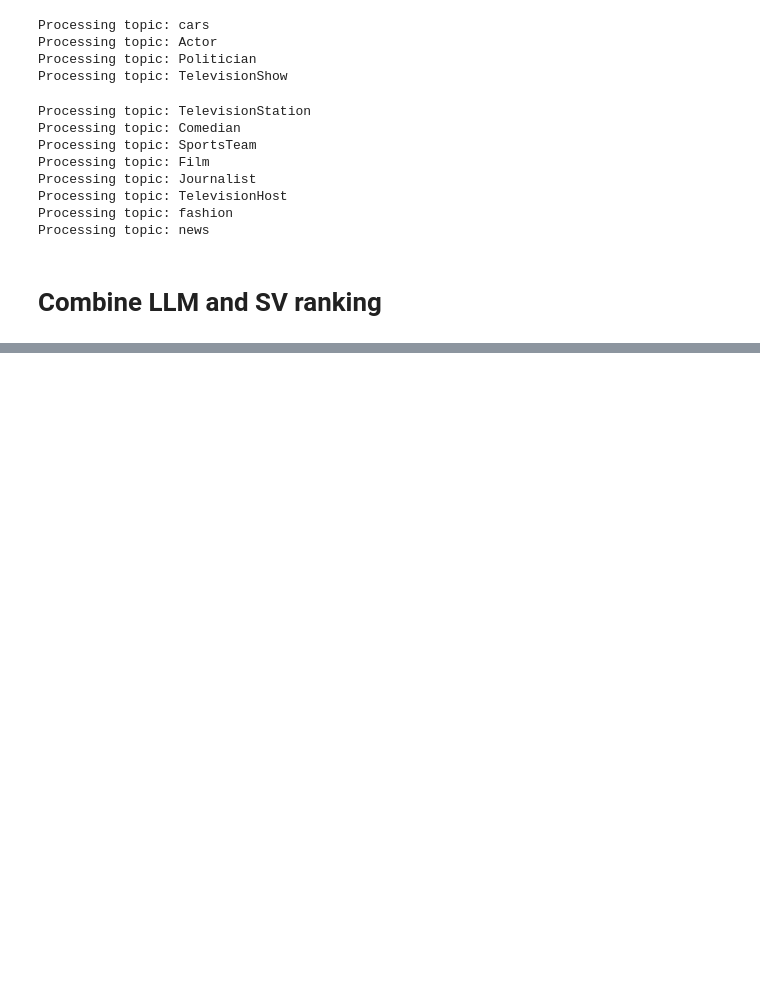
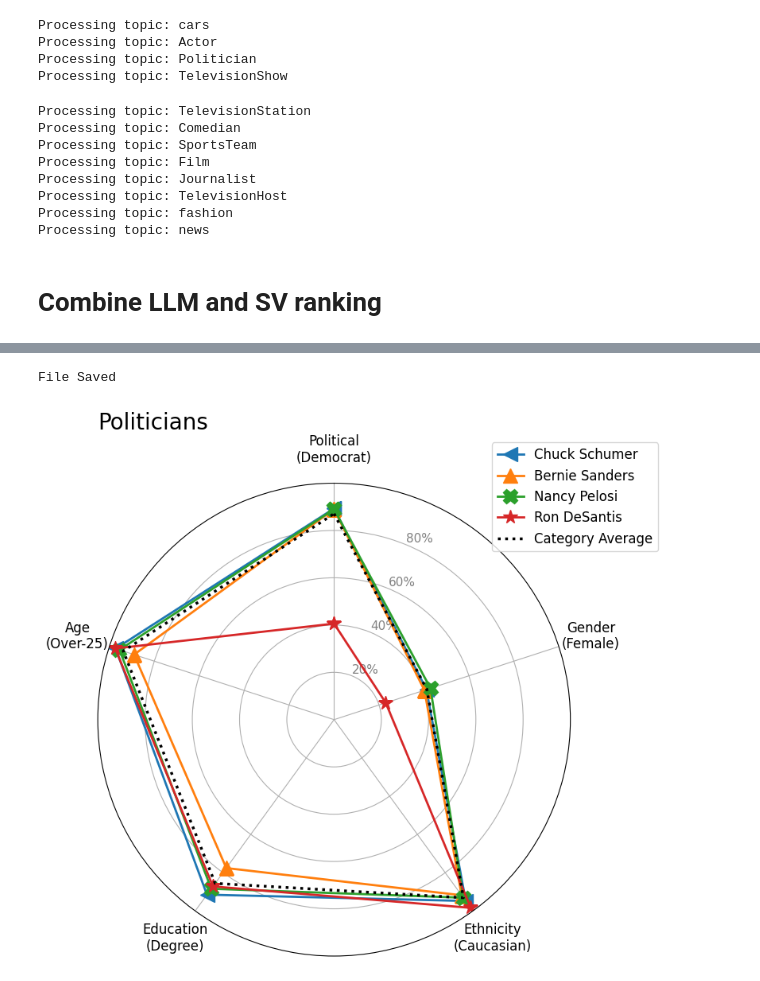
Before and after one commit to nirlotan/personalized_recommendation, a Jupyter notebook: recommendation_evaluation/recommendation_p2.ipynb, the cells around one changed output, grey strips where cells are left out. Saved outputs shown, nothing was run; the diff lists cells and outputs as text; code cells hidden in the pictures; blank space fills up the shorter version.

```diff
--- a/recommendation_evaluation/recommendation_p2.ipynb
+++ b/recommendation_evaluation/recommendation_p2.ipynb
@@ -2023,0 +2503,41 @@ KeyError: 'news'
+# %%
+data = {
+    'Ford':	[0.633,	0.271,	0.923,	0.587,	0.92],
+    'Rivian':	[0.803,	0.115,	0.955,	0.752,	0.949],
+    'Jeep':	[0.658,	0.315,	0.908,	0.483,	0.86],
+    'Ferrari':	[0.673,	0.126,	0.857,	0.497,	0.844],
+    'ALL':	[0.697,	0.222,	0.876,	0.532,	0.892],
+}
+
+category_name = "Car Manufacturers"
+
+def get_name_from_mapping(account_name):
+    # This represents your external logic/lookup
+    mapping = {'Ford': 'Ford', 'Rivian': 'Rivian',
+               'Jeep': 'Jeep', 'Ferrari': 'Ferrari',
+                'ALL': 'Category Average'}
+    return mapping.get(account_name, account_name)
+
+create_manual_radar_plot()
+# %%
+data = {
+    'SenSchumer':	[0.893,	0.411,	0.948,	0.915,	0.972],
+    'BernieSanders':	[0.89,	0.402,	0.918,	0.776,	0.89],
+    'SpeakerPelosi':	[0.89,	0.429,	0.931,	0.884,	0.955],
+    'GovRonDeSantis':	[0.406,	0.23,	0.984,	0.872,	0.974],
+    'ALL':	[0.871,	0.413,	0.931,	0.856,	0.938],
+    }
+
+category_name = "Politicians"
+
+def get_name_from_mapping(account_name):
+    # This represents your external logic/lookup
+    mapping = {'SenSchumer': 'Chuck Schumer', 'BernieSanders': 'Bernie Sanders',
+               'SpeakerPelosi': 'Nancy Pelosi', 'GovRonDeSantis': 'Ron DeSantis',
+                'ALL': 'Category Average'}
+    return mapping.get(account_name, account_name)
+
+create_manual_radar_plot()
+# %% [output]
+File Saved
+[figure, added]
```
Also changed, not shown: parts of 84 cells of this notebook.
